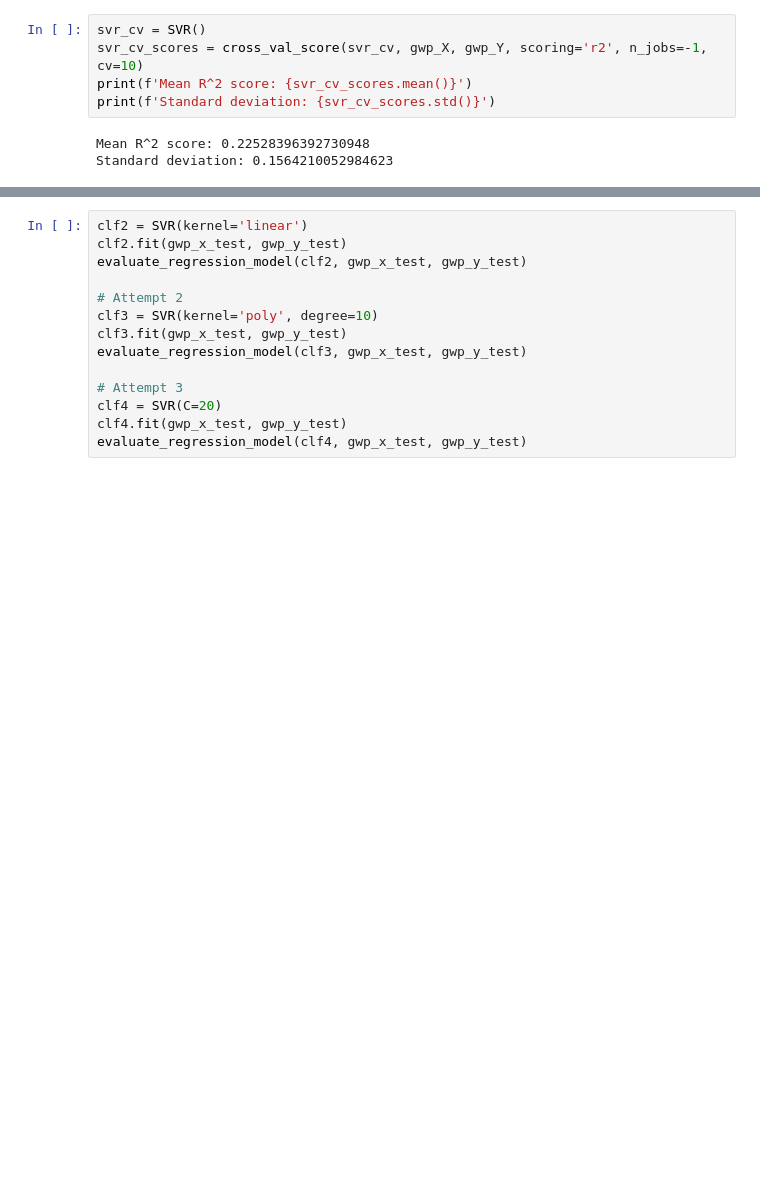
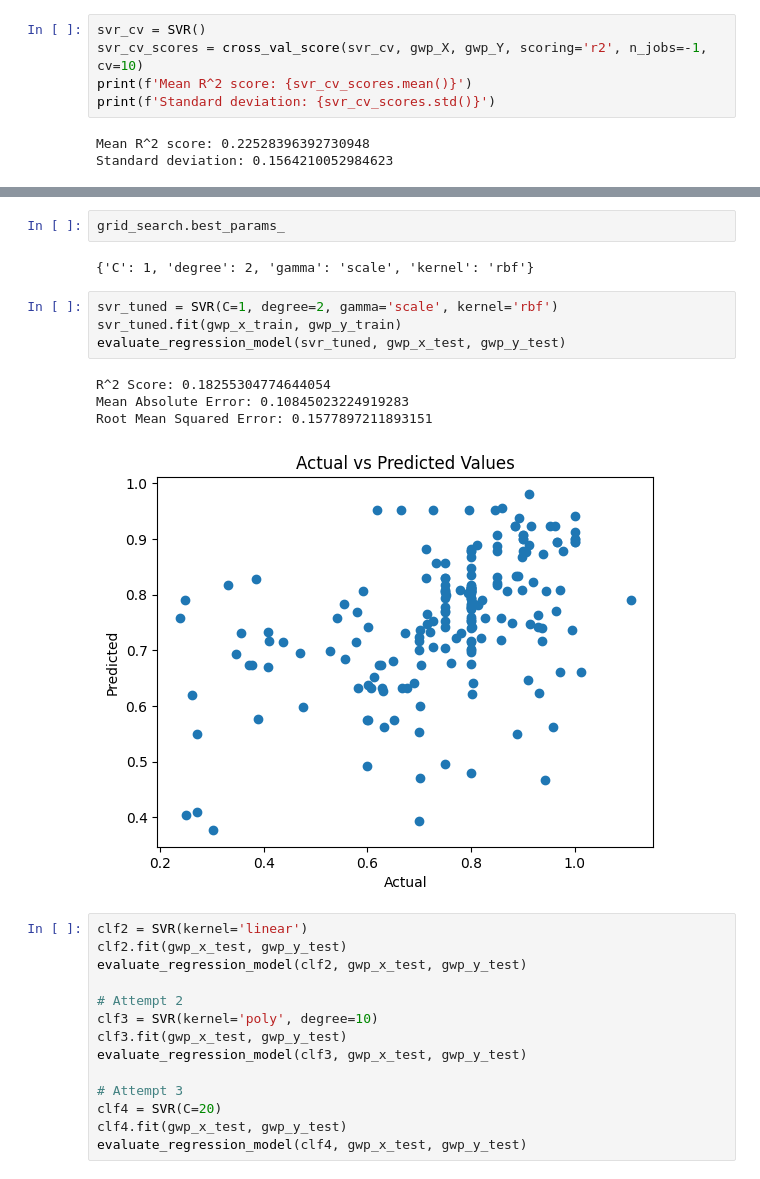
Before and after one commit to camwhite18/ml-classification-regression, a Jupyter notebook: task3_2.ipynb, the cells around one changed output, grey strips where cells are left out. Saved outputs shown, nothing was run; the diff lists cells and outputs as text; blank space fills up the shorter version.

```diff
--- a/task3_2.ipynb
+++ b/task3_2.ipynb
@@ -124,3 +137,16 @@ Standard deviation: 0.1564210052984623
+# %%
+grid_search.best_params_
+# %% [output]
+{'C': 1, 'degree': 2, 'gamma': 'scale', 'kernel': 'rbf'}
+# %%
+svr_tuned = SVR(C=1, degree=2, gamma='scale', kernel='rbf')
+svr_tuned.fit(gwp_x_train, gwp_y_train)
+evaluate_regression_model(svr_tuned, gwp_x_test, gwp_y_test)
+# %% [output]
+R^2 Score: 0.18255304774644054
+Mean Absolute Error: 0.10845023224919283
+Root Mean Squared Error: 0.1577897211893151
+[figure, added]
 # %%
 clf2 = SVR(kernel='linear')
 clf2.fit(gwp_x_test, gwp_y_test)
```
Also changed, not shown: parts of 10 cells of this notebook.
